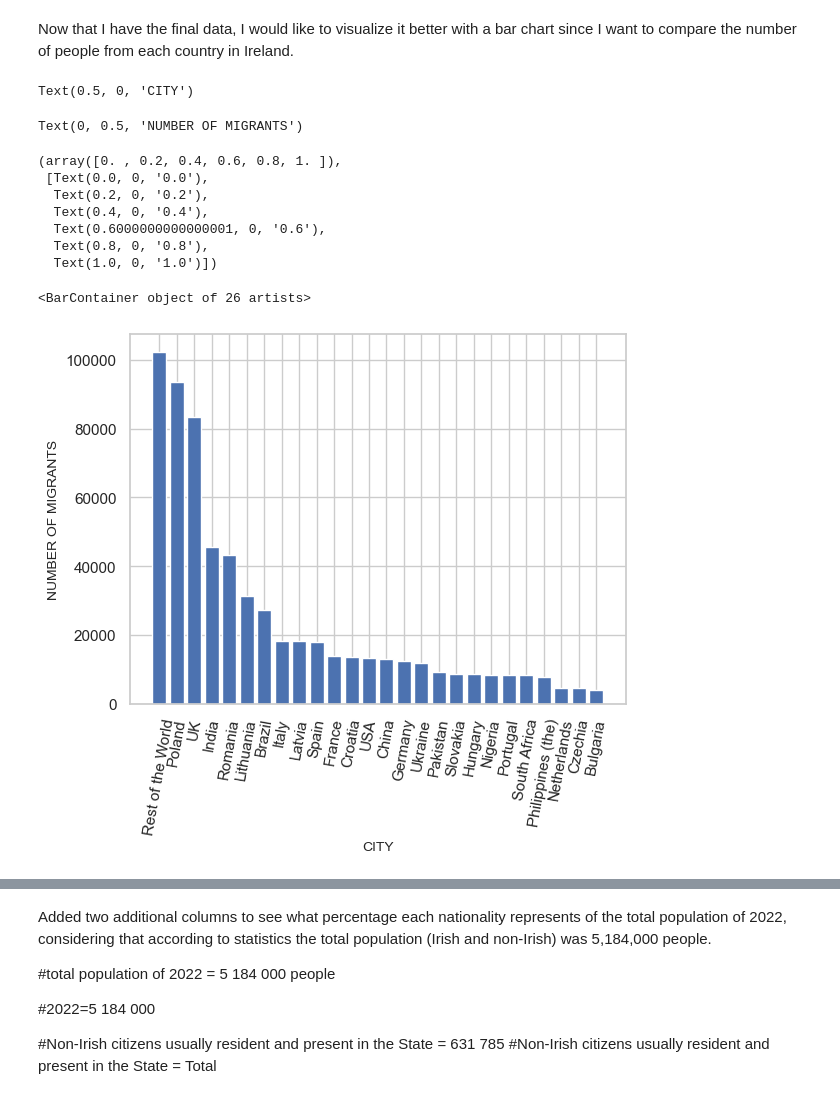
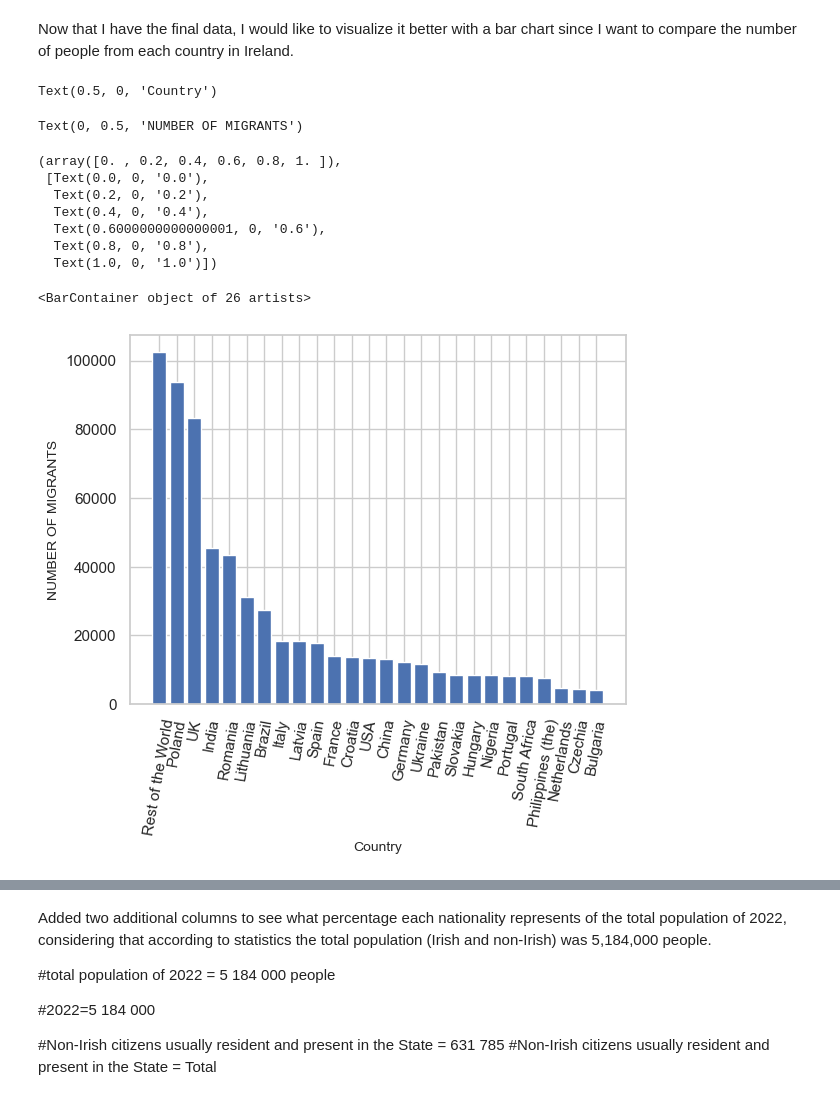
Before and after one commit to diagarmar29/Population-in-Ireland.-1st-Assesment, a Jupyter notebook: Population in Ireland.ipynb, the cells around one changed output, grey strips where cells are left out. Cells and saved outputs as stored; diff of their text form; code cells hidden in the pictures.

```diff
--- a/Population in Ireland.ipynb
+++ b/Population in Ireland.ipynb
@@ -850,11 +889,0 @@ ax= values.plot.bar(x="Year", y="Annual deaths")
-# %%
-#Barplot
-plt.style.use('bmh')
-x=AD["Births and deaths"]
-y=AD['Year']
-#
-plt.xlabel("Births and deaths",fontsize=18)
-plt.ylabel("Year", fontsize=16)
-plt.tittle("Comparative births and deaths in the same years")
-plt.bar(x,y)
-plt.show()
@@ -1012,6 +1165,6 @@ NIC.head()
 # %% [markdown]
 In order to better manipulate my data I will transpose my rows but as seen in class in this first analysis I will use the .melt function to do so.
 # %%
-NIC_2=NIC.melt(var_name="city",value_name="Number of migrants")
+NIC_2=NIC.melt(var_name="Country",value_name="Number of migrants")
 NIC_2
 # %% [output]
@@ -1282,7 +1435,7 @@ rest_total+Rest_of_the_World
 # %% [output]
 102444
 # %%
-Rest_countries={"city": "Rest of the World","Number of migrants":102444}
+Rest_countries={"Country": "Rest of the World","Number of migrants":102444}
 
 first_26 = first_26.append( Rest_countries, ignore_index=True)
 
@@ -1333,21 +1486,21 @@ Now that I have the final data, I would like to visualize it better with a bar c
 # %%
-x = first_26['city']
+x = first_26['Country']
 y = first_26['Number of migrants']
 # %%
-plt.xlabel('CITY',fontsize=10)
+plt.xlabel('Country',fontsize=10)
 plt.ylabel('NUMBER OF MIGRANTS',fontsize=10)
 plt.xticks(rotation=80)
 
 plt.bar(x,y)
 # %% [output]
-Text(0.5, 0, 'CITY')
+Text(0.5, 0, 'Country')
 Text(0, 0.5, 'NUMBER OF MIGRANTS')
 (array([0. , 0.2, 0.4, 0.6, 0.8, 1. ]),
  [Text(0.0, 0, '0.0'),
   Text(0.2, 0, '0.2'),
   Text(0.4, 0, '0.4'),
   Text(0.6000000000000001, 0, '0.6'),
   Text(0.8, 0, '0.8'),
   Text(1.0, 0, '1.0')])
 <BarContainer object of 26 artists>
-[figure, old version]
+[figure, new version]
```
Also changed, not shown: parts of 183 cells of this notebook.
